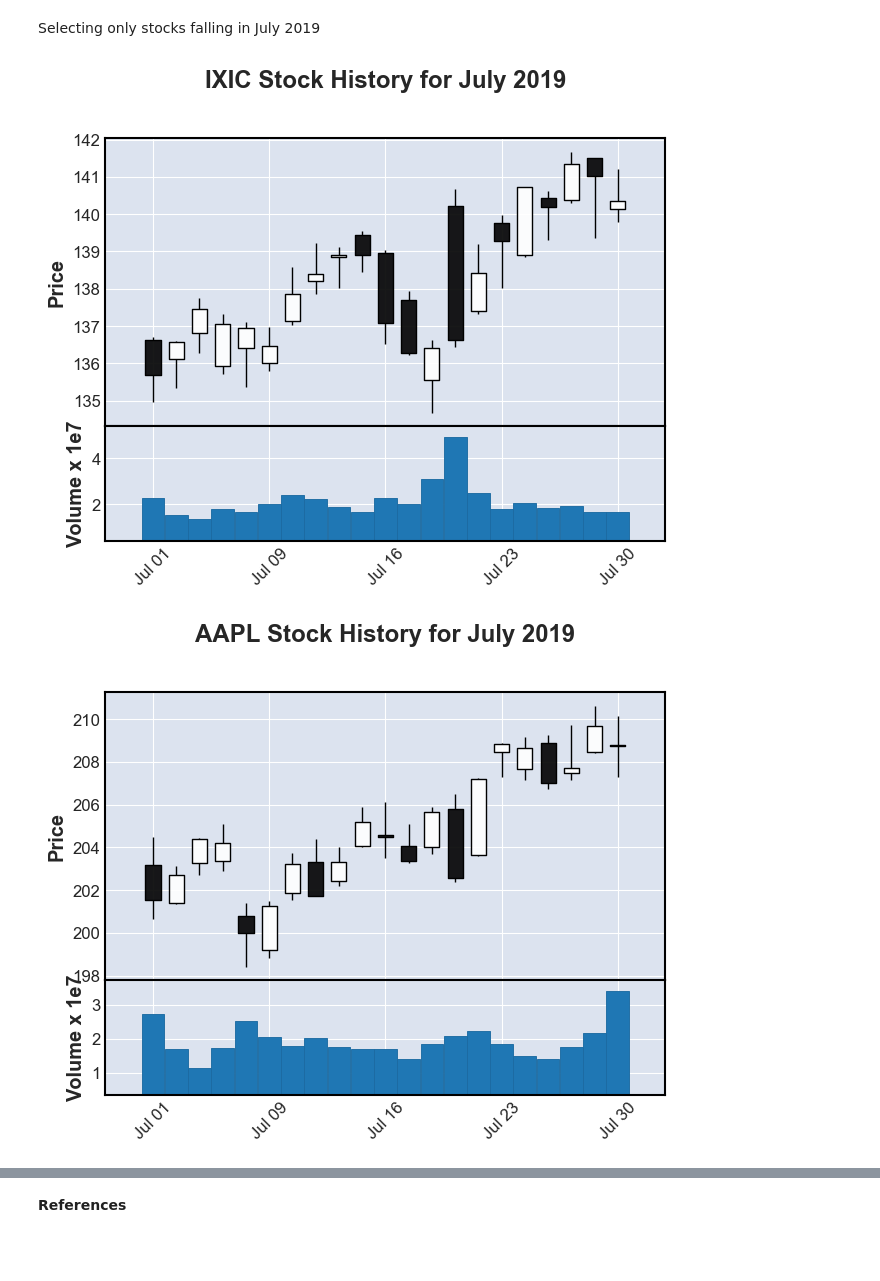
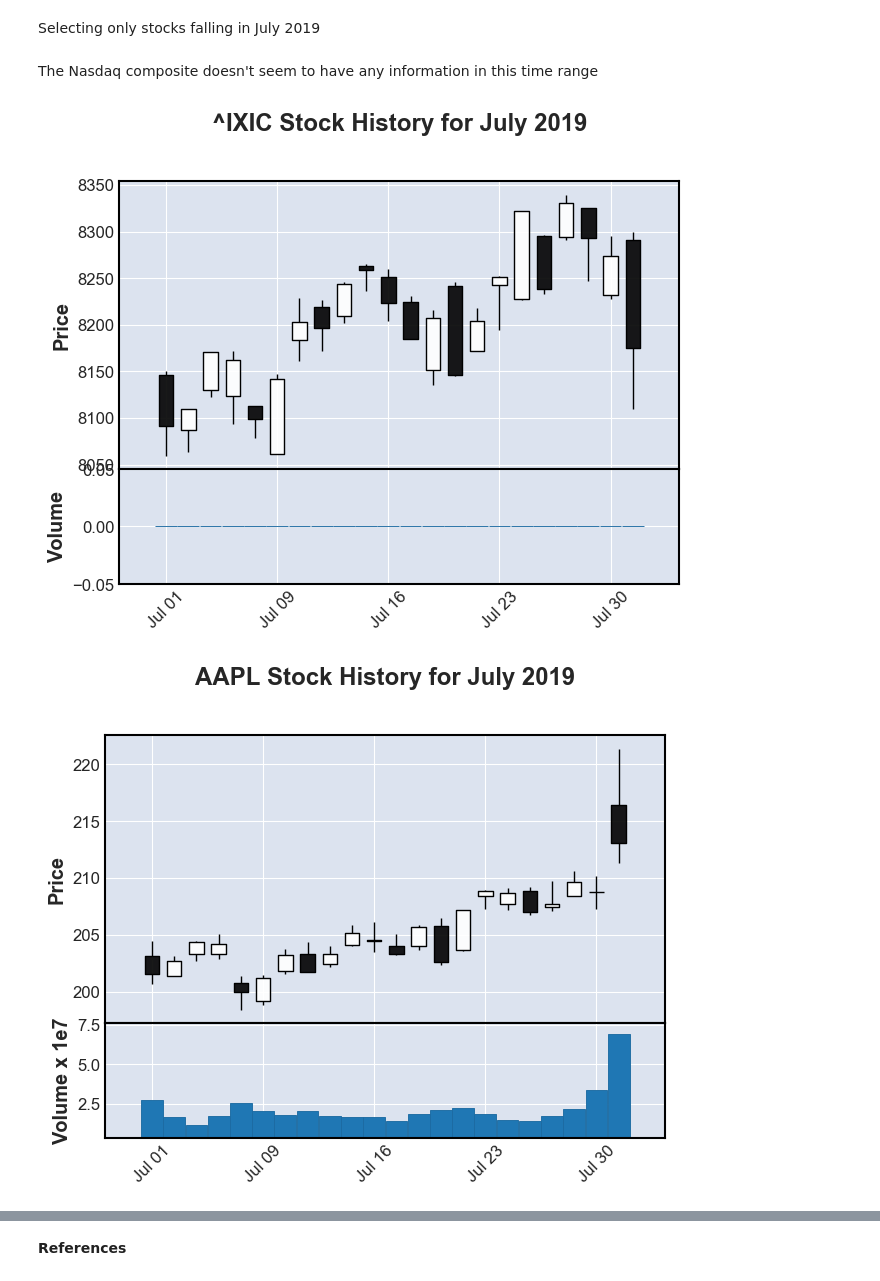
Before and after one commit to pinkdragon1000/Stock-Analysis, a Jupyter notebook: Stock Analysis.ipynb, the cells around one changed output, grey strips where cells are left out. Drawn from its saved outputs; the diff is of its cells as text; code cells hidden in the pictures; blank space fills up the shorter version.

```diff
--- a/Stock Analysis.ipynb
+++ b/Stock Analysis.ipynb
@@ -180,18 +196,20 @@ plt.show()
 Selecting only stocks falling in July 2019
 # %%
 start = dt.datetime(2019,7,1)
-end = dt.datetime(2019,7,30)
+end = dt.datetime(2019,7,31)
 July_2019_stocks=df.loc[start:end]
+# %% [markdown]
+The Nasdaq composite doesn't seem to have any information in this time range
 # %%
-July2019_IXIC_stocks=July_2019_stocks[July_2019_stocks['name']=="IXIC"]
-mpf.plot(July2019_MSFT_stocks, type="candlestick", title='IXIC Stock History for July 2019', volume=True)
+July2019_IXIC_stocks=July_2019_stocks[July_2019_stocks['name']=="^IXIC"]
+mpf.plot(July2019_IXIC_stocks, type="candlestick", title='^IXIC Stock History for July 2019', volume=True)
 # %% [output]
-[figure, old version]
+[figure, new version]
 # %%
 July2019_AAPL_stocks=July_2019_stocks[July_2019_stocks['name']=="AAPL"]
 mpf.plot(July2019_AAPL_stocks, type="candlestick", title='AAPL Stock History for July 2019', volume=True)
 # %% [output]
-[figure, old version]
+[figure, new version]
 # %%
 July2019_MSFT_stocks=July_2019_stocks[July_2019_stocks['name']=="MSFT"]
 mpf.plot(July2019_MSFT_stocks, type="candlestick", title='MSFT Stock History for July 2019', volume=True)
```
Also changed, not shown: parts of 6 cells of this notebook.
